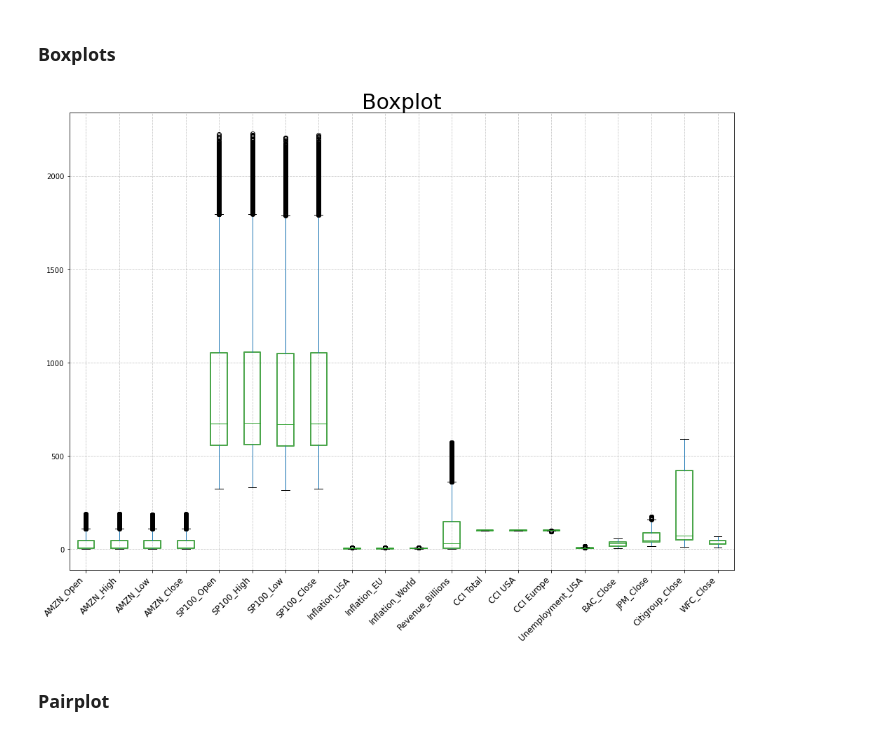
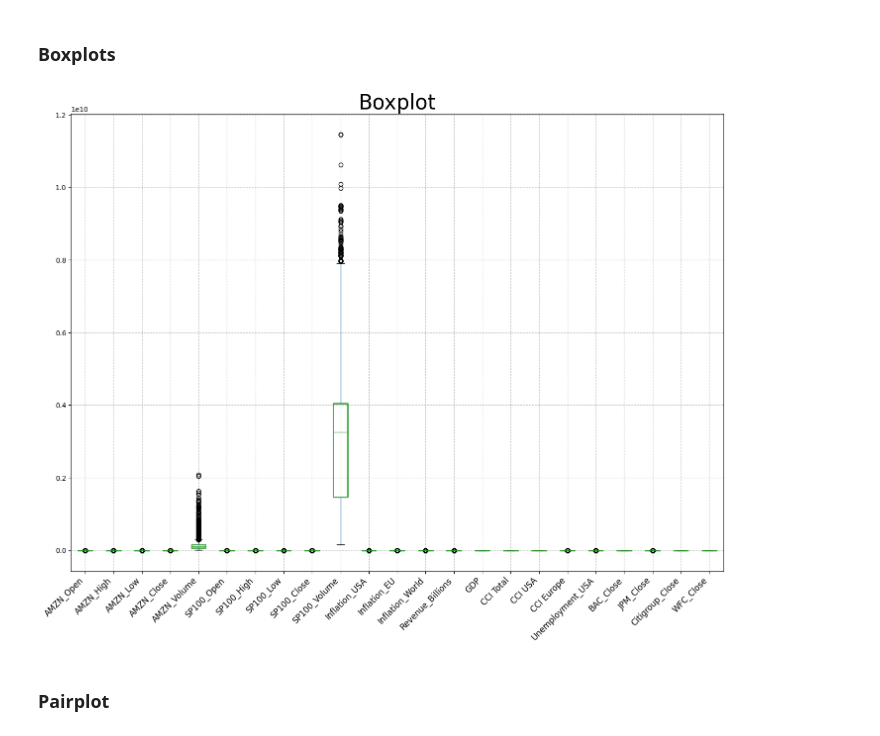
Before and after one commit to Galicheck/MJNWM-Project, a Jupyter notebook: project_AMZN_prediction.ipynb, the cells around one changed output. Drawn from its saved outputs; the diff is of its cells as text; code cells hidden in the pictures.

```diff
--- a/project_AMZN_prediction.ipynb
+++ b/project_AMZN_prediction.ipynb
@@ -51,6 +38,7 @@ def plot_actual_predicted(y_test, y_pred, title):
 # %%
 data = pd.read_csv('data/final_data.csv')
 data.drop('Unnamed: 0', axis=1, inplace=True)
+data['Date'] = pd.to_datetime(data['Date'])
 data.set_index('Date', inplace=True)
 data.head()
 # %% [output]
@@ -239,5 +231,11 @@ Removing missing values from data
 # %%
-data = data.dropna()
+# Create a new date range from the first date to the last date in data
+new_date_range = pd.date_range(start=data.index.min(), end=data.index.max())
+# Reindex data to the new date range, filling missing values with NaN
+data = data.reindex(new_date_range)
+# Forward fill and backward fill missing values
+data = data.ffill().bfill()
+
 data.isnull().sum()
 # %% [output]
 AMZN_Open           0
@@ -320,14 +318,14 @@ plot_histograms(data)
 # %%
 plt.figure(figsize=(17, 12))
 boxprops = dict(linestyle='-', linewidth=2, color='green', alpha=0.7)
-data2 = data.drop(columns=['AMZN_Volume', 'SP100_Volume', 'GDP'], errors='ignore')
-data2.boxplot(boxprops=boxprops)
+# data2 = data.drop(columns=['AMZN_Volume', 'SP100_Volume', 'GDP'], errors='ignore')
+data.boxplot(boxprops=boxprops)
 plt.grid(True, linestyle='--', alpha=0.7)
 plt.xticks(rotation=45, ha='right',size=12)
 plt.title('Boxplot',size = 30)
 plt.show()
 # %% [output]
-[figure, old version]
+[figure, new version]
 # %% [markdown]
 ### Pairplot
 # %%
```
Also changed, not shown: parts of 21 cells of this notebook.
